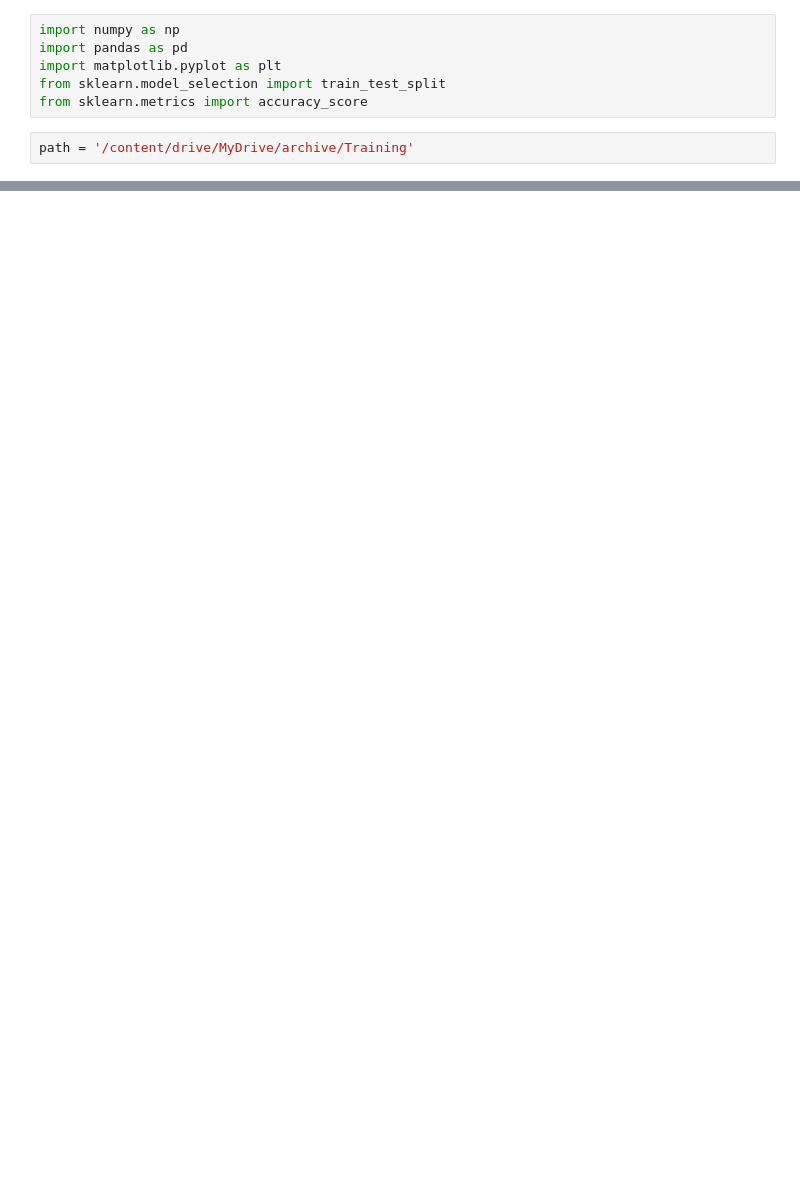
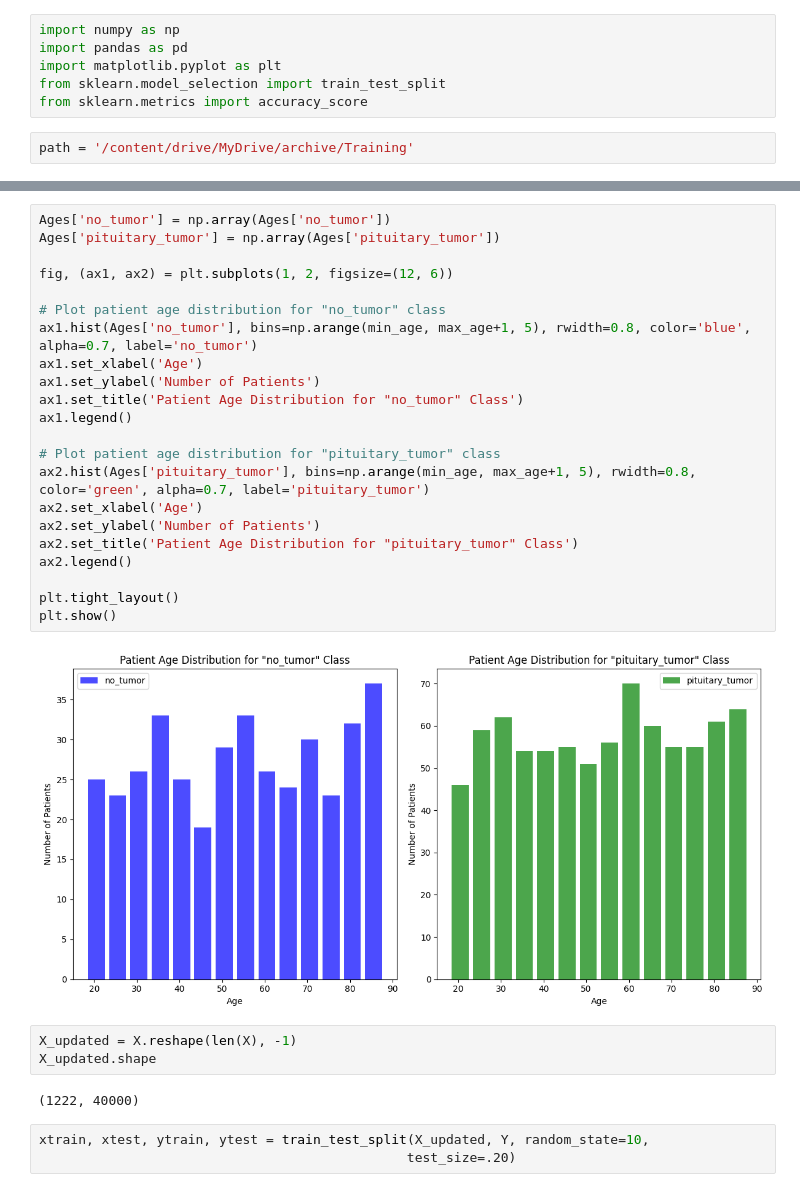
Before and after one commit to rahul-727/ML, a Jupyter notebook: 2348544_Lab9.ipynb, the cells around one changed output, grey strips where cells are left out. Saved outputs shown, nothing was run; the diff lists cells and outputs as text; blank space fills up the shorter version.

```diff
--- a/2348544_Lab9.ipynb
+++ b/2348544_Lab9.ipynb
@@ -16,0 +44,32 @@ TypeError: ignored
+# %%
+Ages['no_tumor'] = np.array(Ages['no_tumor'])
+Ages['pituitary_tumor'] = np.array(Ages['pituitary_tumor'])
+
+fig, (ax1, ax2) = plt.subplots(1, 2, figsize=(12, 6))
+
+# Plot patient age distribution for "no_tumor" class
+ax1.hist(Ages['no_tumor'], bins=np.arange(min_age, max_age+1, 5), rwidth=0.8, color='blue', alpha=0.7, label='no_tumor')
+ax1.set_xlabel('Age')
+ax1.set_ylabel('Number of Patients')
+ax1.set_title('Patient Age Distribution for "no_tumor" Class')
+ax1.legend()
+
+# Plot patient age distribution for "pituitary_tumor" class
+ax2.hist(Ages['pituitary_tumor'], bins=np.arange(min_age, max_age+1, 5), rwidth=0.8, color='green', alpha=0.7, label='pituitary_tumor')
+ax2.set_xlabel('Age')
+ax2.set_ylabel('Number of Patients')
+ax2.set_title('Patient Age Distribution for "pituitary_tumor" Class')
+ax2.legend()
+
+plt.tight_layout()
+plt.show()
+# %% [output]
+[figure, added]
+# %%
+X_updated = X.reshape(len(X), -1)
+X_updated.shape
+# %% [output]
+(1222, 40000)
+# %%
+xtrain, xtest, ytrain, ytest = train_test_split(X_updated, Y, random_state=10,
+                                               test_size=.20)
```
Also changed, not shown: parts of 12 cells of this notebook.
